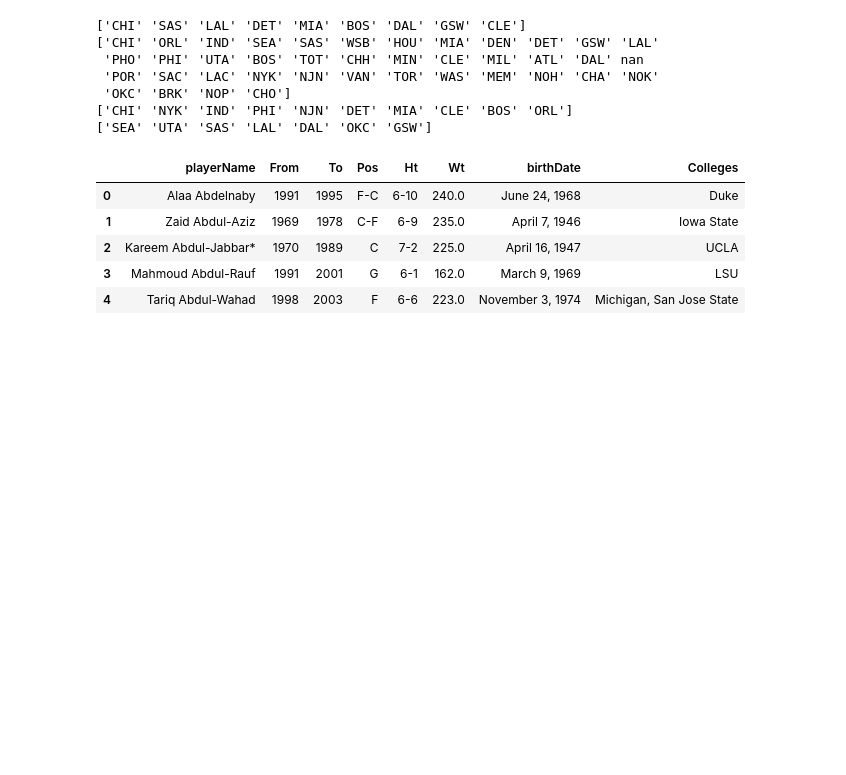
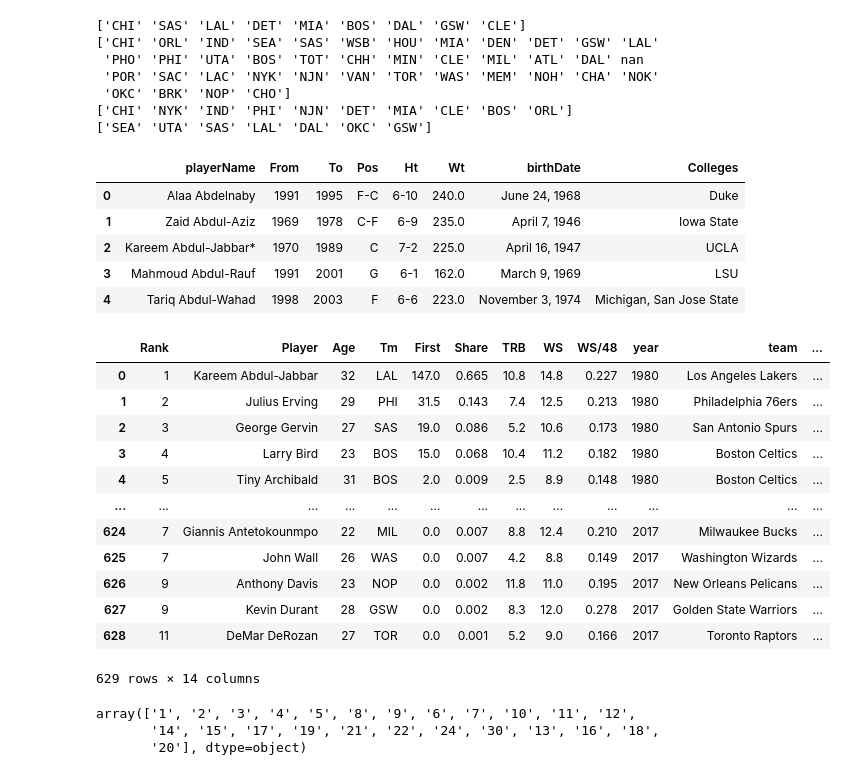
Before and after one commit to RiyaAg/EECS-545---Predicting-NBA-Player-s-Salary, a Jupyter notebook: ml_clean_external.ipynb, the cells around one changed output. Cells and saved outputs as stored; diff of their text form; code cells hidden in the pictures; blank space fills up the shorter version.

Commit message:
add mvp and mvp ranks

```diff
--- a/ml_clean_external.ipynb
+++ b/ml_clean_external.ipynb
@@ -281,3 +281,31 @@ df["college"] = np.nan
 for index, row in player_info.iterrows():
     name = row["playerName"]
     df.loc[(df['playerName'] == name),'college'] = row["Colleges"]
+# %%
+mvp = pd.read_csv(r'C:\Users\raoma\Documents\michigan\ml\EECS-545---Predicting-NBA-Player-s-Salary\data\master_table.csv')
+mvp = mvp[mvp['year'] <= 2017]
+#change when calculating total
+#mvp = mvp[mvp['year'] >= 1996]
+mvp["Rank"] = mvp["Rank"].str.replace("T","")
+mvp
+# %% [output]
+|  | Rank | Player | Age | Tm | First | Share | TRB | WS | WS/48 | year | team | ... |
+| 0 | 1 | Kareem Abdul-Jabbar | 32 | LAL | 147.0 | 0.665 | 10.8 | 14.8 | 0.227 | 1980 | Los Angeles Lakers | ... |
+| 1 | 2 | Julius Erving | 29 | PHI | 31.5 | 0.143 | 7.4 | 12.5 | 0.213 | 1980 | Philadelphia 76ers | ... |
+| 2 | 3 | George Gervin | 27 | SAS | 19.0 | 0.086 | 5.2 | 10.6 | 0.173 | 1980 | San Antonio Spurs | ... |
+| 3 | 4 | Larry Bird | 23 | BOS | 15.0 | 0.068 | 10.4 | 11.2 | 0.182 | 1980 | Boston Celtics | ... |
+| 4 | 5 | Tiny Archibald | 31 | BOS | 2.0 | 0.009 | 2.5 | 8.9 | 0.148 | 1980 | Boston Celtics | ... |
+| ... | ... | ... | ... | ... | ... | ... | ... | ... | ... | ... | ... | ... |
+| 624 | 7 | Giannis Antetokounmpo | 22 | MIL | 0.0 | 0.007 | 8.8 | 12.4 | 0.210 | 2017 | Milwaukee Bucks | ... |
+| 625 | 7 | John Wall | 26 | WAS | 0.0 | 0.007 | 4.2 | 8.8 | 0.149 | 2017 | Washington Wizards | ... |
+| 626 | 9 | Anthony Davis | 23 | NOP | 0.0 | 0.002 | 11.8 | 11.0 | 0.195 | 2017 | New Orleans Pelicans | ... |
+| 627 | 9 | Kevin Durant | 28 | GSW | 0.0 | 0.002 | 8.3 | 12.0 | 0.278 | 2017 | Golden State Warriors | ... |
+| 628 | 11 | DeMar DeRozan | 27 | TOR | 0.0 | 0.001 | 5.2 | 9.0 | 0.166 | 2017 | Toronto Raptors | ... |
+629 rows × 14 columns
+# %%
+mvp.dtypes
+mvp["Rank"].unique()
+# %% [output]
+array(['1', '2', '3', '4', '5', '8', '9', '6', '7', '10', '11', '12',
+       '14', '15', '17', '19', '21', '22', '24', '30', '13', '16', '18',
+       '20'], dtype=object)
```
Also changed, not shown: parts of 5 cells of this notebook, 1 other file.
